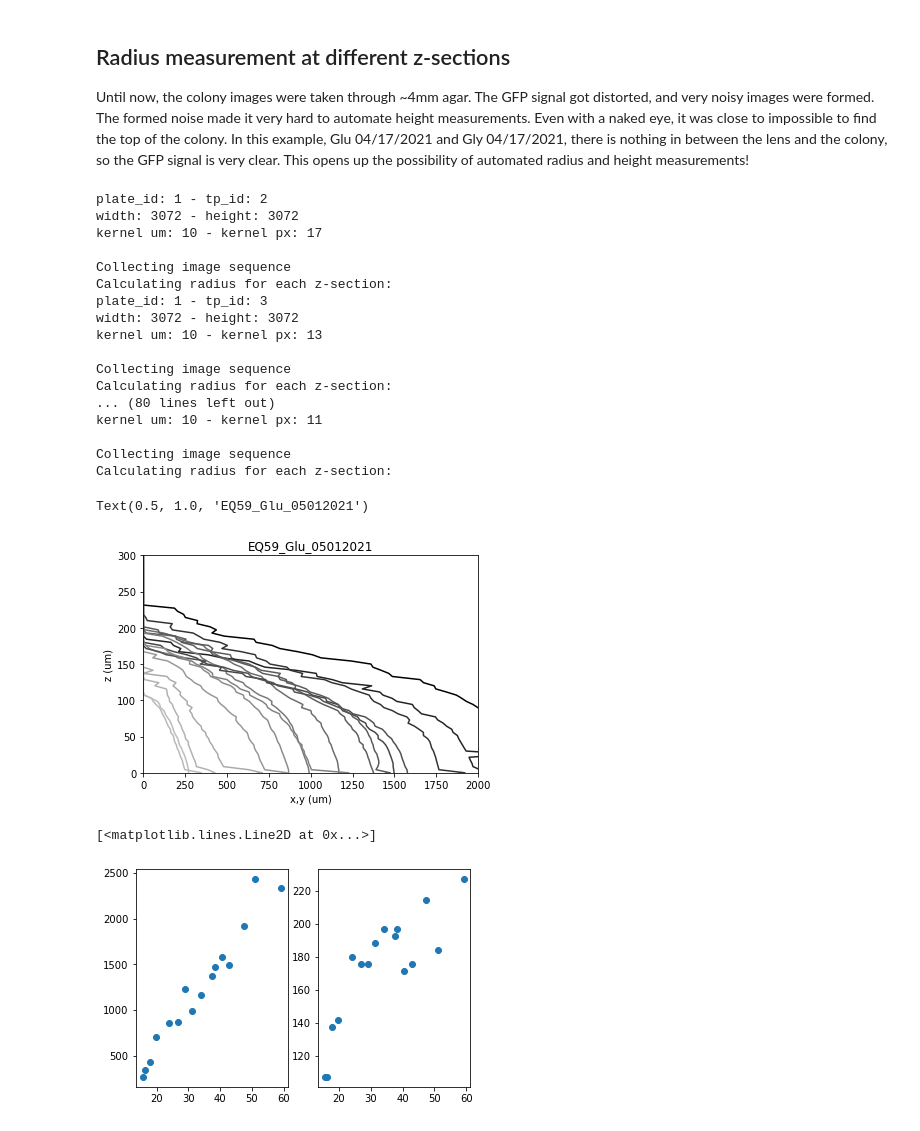
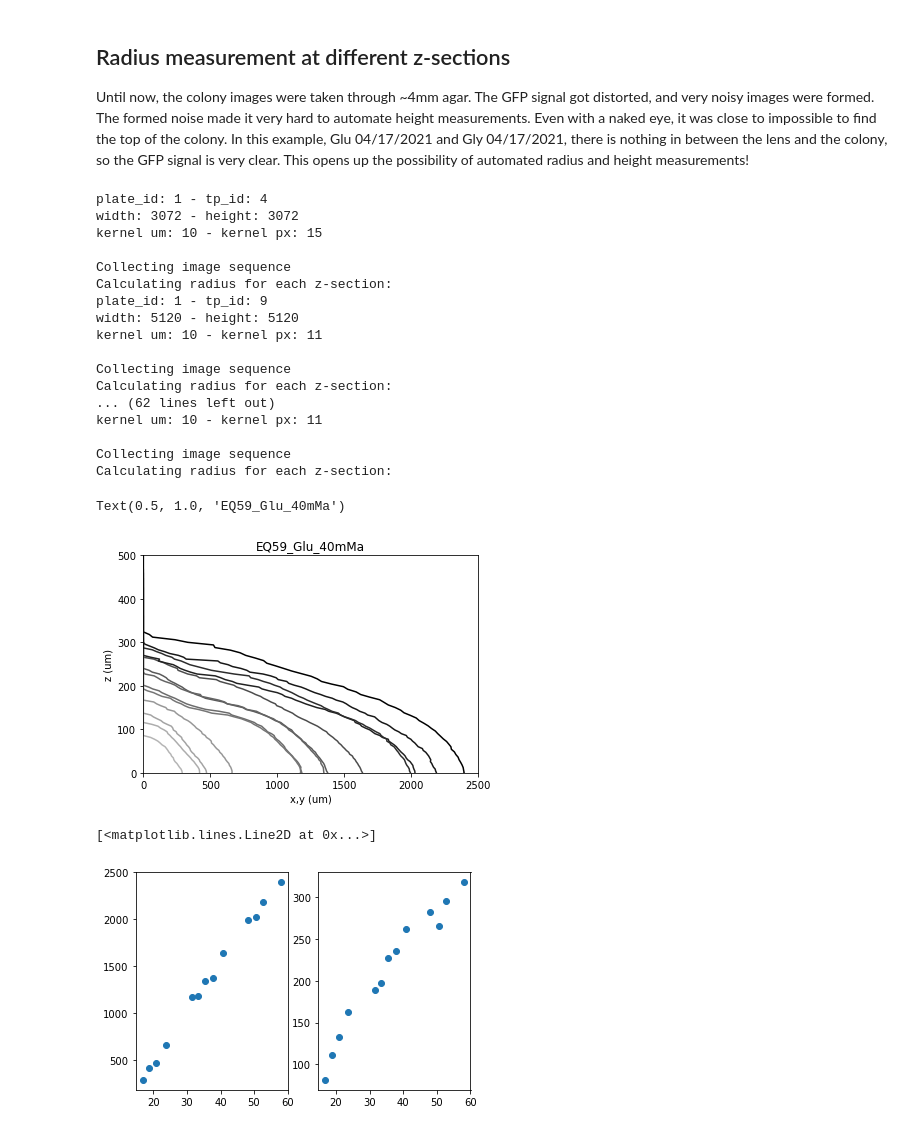
Before and after one commit to tolgacaglar/colony-image-analysis, a Jupyter notebook: src/Automated radius and height for upside-down colony.ipynb, the cells around one changed output. Cells and saved outputs as stored; diff of their text form; code cells hidden in the pictures.

```diff
--- a/src/Automated radius and height for upside-down colony.ipynb
+++ b/src/Automated radius and height for upside-down colony.ipynb
@@ -77,7 +77,7 @@ class NumpyEncoder(json.JSONEncoder):
 
         return json.JSONEncoder.default(self, obj)
 # %%
-exp_name = "EQ59_Glu_05012021"
+exp_name = "EQ59_Glu_40mMa"
 base_folder = os.path.join("D:\\", "Tolga")
 
 exp_folder = os.path.join(base_folder, f"{exp_name}")
@@ -168,7 +168,7 @@ for (index,row) in df.iterrows():
         roi_image = img_seq[:, :, zix]
         blurred_image = cv2.GaussianBlur(roi_image, (15,15), 0).astype(np.uint8)
     #     blurred_image = roi_image
-        _, thresh_image = cv2.threshold(blurred_image, 40, 255, cv2.THRESH_BINARY)
+        _, thresh_image = cv2.threshold(blurred_image, 80, 255, cv2.THRESH_BINARY)
 
         zar_um.append(zix*zvoxel)
         tp_id_lst.append(tp_id)
@@ -210,46 +210,46 @@ for (index,row) in df.iterrows():
     data = {"timepoint_id": tp_id_lst, "z(um)": z, "z-surf(um)": z-surf, "r(um)": r}
     cross_section_df = cross_section_df.append(pd.DataFrame(data), ignore_index=True)
 # %% [output]
-plate_id: 1 - tp_id: 2
+plate_id: 1 - tp_id: 4
 width: 3072 - height: 3072
-kernel um: 10 - kernel px: 17
+kernel um: 10 - kernel px: 15
 
 Collecting image sequence
 Calculating radius for each z-section:
-plate_id: 1 - tp_id: 3
-width: 3072 - height: 3072
-kernel um: 10 - kernel px: 13
-
-Collecting image sequence
-Calculating radius for each z-section:
-... (80 lines left out)
+plate_id: 1 - tp_id: 9
+width: 5120 - height: 5120
 kernel um: 10 - kernel px: 11
 
 Collecting image sequence
 Calculating radius for each z-section:
+... (62 lines left out)
+kernel um: 10 - kernel px: 11
+
+Collecting image sequence
+Calculating radius for each z-section:
 # %%
 # Cross-sections
 fig,ax = plt.subplots()
 for rix in range(len(rarz)):
     # Rearrange the z values
     r = np.array(rarz[rix])
     z = np.array(zarz[rix])
     idx, = np.where(r > 0)
     surf = z[np.argmax(r)]
     top = z[idx[-1]]
     h = top-surf
     c = 1-tar[rix]/max(tar)
     ax.plot(r, z-surf, color=(c,c,c), label="%.2f h, %d um" % (tar[rix], h))
 
 # ax.legend()
-ax.set_xlim(0, 2000)
-ax.set_ylim(0,300)
+ax.set_xlim(0, 2500)
+ax.set_ylim(0,500)
 ax.set_xlabel("x,y (um)")
 ax.set_ylabel("z (um)")
 ax.set_title(exp_name)
 # %% [output]
-Text(0.5, 1.0, 'EQ59_Glu_05012021')
+Text(0.5, 1.0, 'EQ59_Glu_40mMa')
-[figure, old version]
+[figure, new version]
 # %%
 # height and radius
 fig, axs = plt.subplots(1,2)
@@ -257,7 +257,7 @@ axs[0].plot(tar, radius, 'o')
 axs[1].plot(tar, height, 'o')
 # %% [output]
 [<matplotlib.lines.Line2D at 0x...>]
-[figure, old version]
+[figure, new version]
 # %%
 cross_section_df.to_csv(os.path.join(exp_folder, f"{exp_name}_CrossSection.csv"), index=False)
 # %%
```
Also changed, not shown: parts of 3 cells of this notebook.
